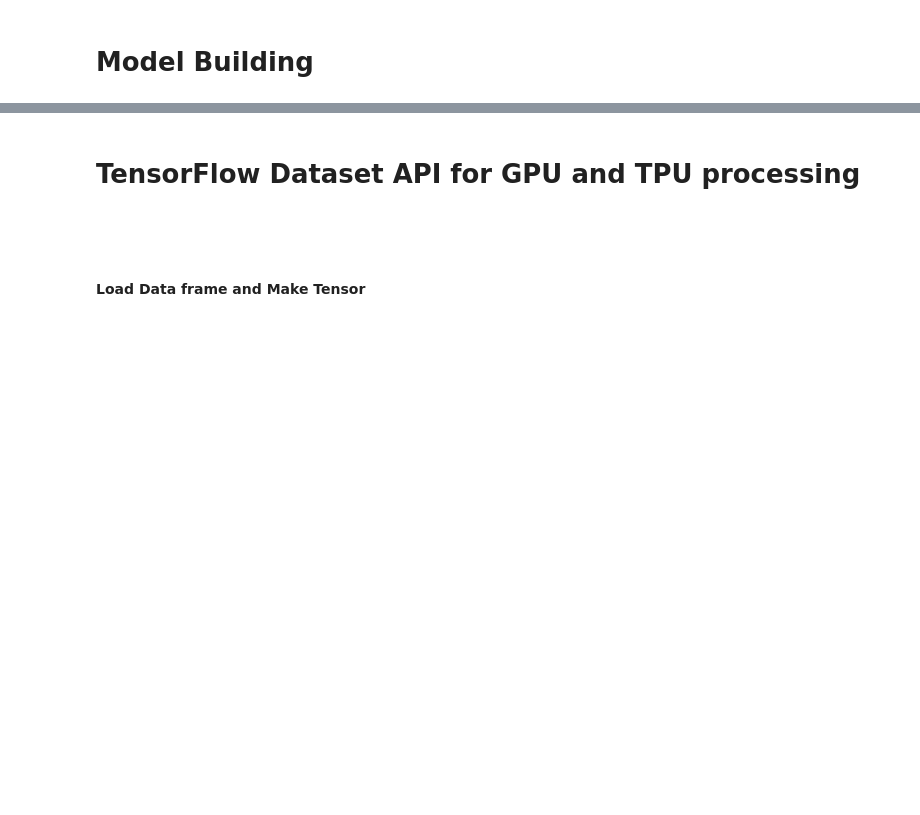
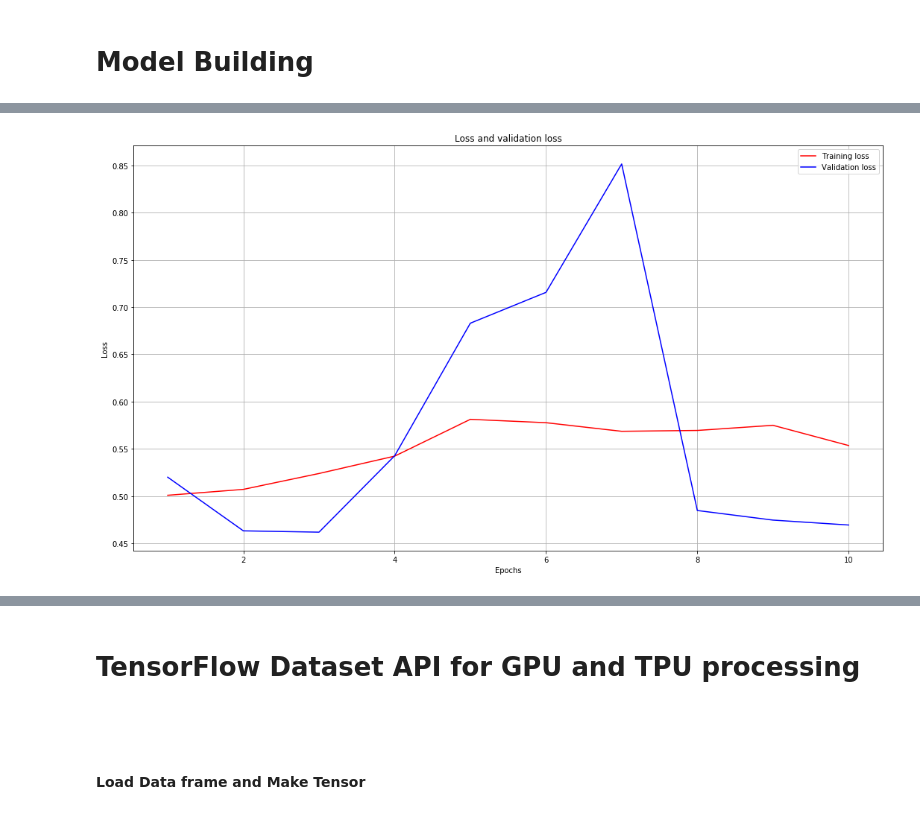
Before and after one commit to sachin032/TensorFlow, a Jupyter notebook: Exercise-1.ipynb, the cells around one changed output, grey strips where cells are left out. Cells and saved outputs as stored; diff of their text form; code cells hidden in the pictures; blank space fills up the shorter version.

```diff
--- a/Exercise-1.ipynb
+++ b/Exercise-1.ipynb
@@ -429,27 +445,24 @@ http://63d67953.ngrok.io
 # %%
+from tensorflow.keras.optimizers import RMSprop
+tf.keras.backend.set_floatx('float64')
+
+#Model 6H8N
 def get_compiled_model():
     model = tf.keras.Sequential([
-        tf.keras.layers.Dense(10, activation='relu'),
-        tf.keras.layers.Dense(10, activation='relu'),
-        tf.keras.layers.Dense(10, activation='relu'),
-        tf.keras.layers.Dense(10, activation='relu'),
-        tf.keras.layers.Dense(10, activation='relu'),
+        tf.keras.layers.Dense(8, activation='relu'),
+        tf.keras.layers.Dense(8, activation='relu'),
+        tf.keras.layers.Dense(8, activation='relu'),
+        tf.keras.layers.Dense(8, activation='relu'),
+        tf.keras.layers.Dense(8, activation='relu'),
+        tf.keras.layers.Dense(8, activation='relu'),
         tf.keras.layers.Dense(1, activation='sigmoid')
     ])
 
-    tbCallBack = TensorBoard(log_dir='./log',
-                             histogram_freq=1,
-                             write_graph=True,
-                             write_grads=True,
-                             write_images=True)
-
-    model.compile(optimizer='adam',
+    model.compile(optimizer=RMSprop(lr=0.001),
                   loss='binary_crossentropy',
                   metrics=['accuracy'],
                   verbose=1,
-                  callbacks=[TensorBoardColabCallback(tboard)])
+                  callbacks = [callback]
+                  )
+
     return model
-
-
-model = get_compiled_model()
-history = model.fit(train_dataset, epochs=5)
@@ -457,0 +509,15 @@ ImportError: ignored
+# %%
+
+loss = history.history['loss']
+val_loss = history.history['val_loss']
+plt.figure(figsize=(18,10))
+plt.plot(range(1,11), loss, 'r', label='Training loss')
+plt.plot(range(1,11), val_loss, 'b', label='Validation loss')
+plt.title('Loss and validation loss')
+plt.xlabel('Epochs')
+plt.ylabel('Loss')
+plt.legend(loc=1)
+plt.grid()
+plt.show()
+# %% [output]
+[figure, added]
```
Also changed, not shown: parts of 41 cells of this notebook.
